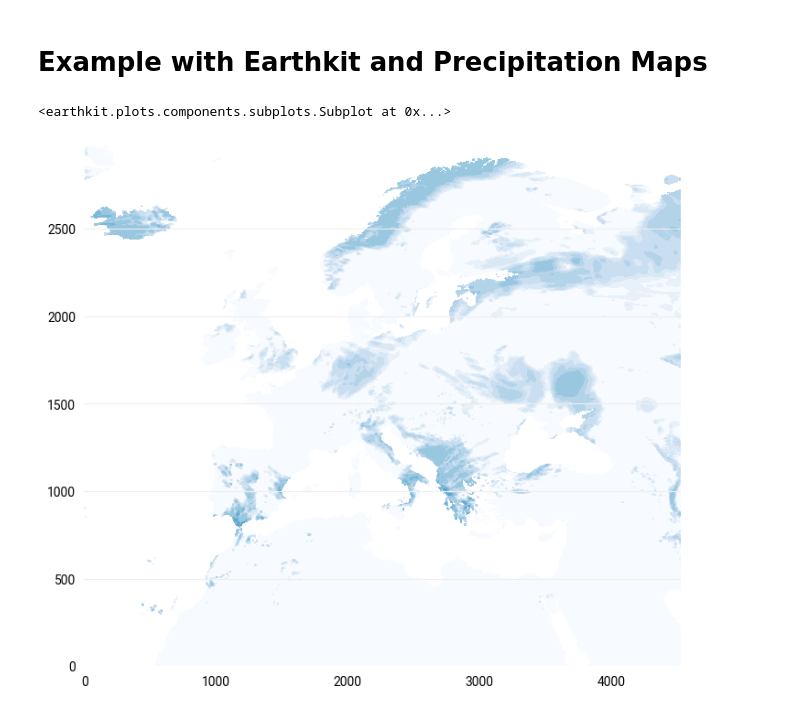
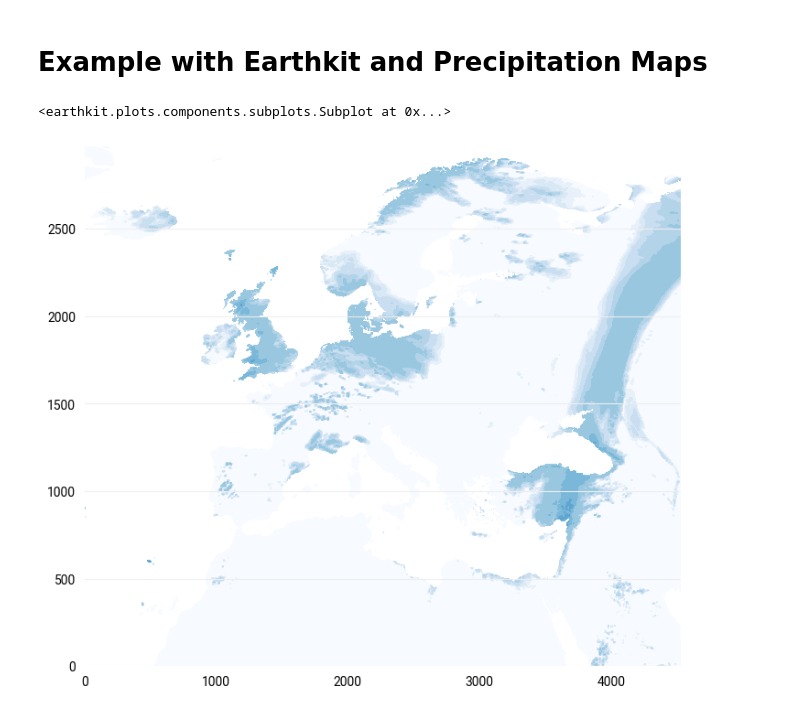
Before and after one commit to ecmwf/earthkit-hydro, a Jupyter notebook: docs/notebooks/example.ipynb, the cells around one changed output. Drawn from its saved outputs; the diff is of its cells as text; code cells hidden in the pictures.

```diff
--- a/docs/notebooks/example.ipynb
+++ b/docs/notebooks/example.ipynb
@@ -123,13 +119,13 @@ style = ekp.styles.Style(
 )
 # %%
 precipitation_field = ekd.from_source(
-    "file", "/ec/ws4/tc/emos/work/cems/floods/efas/emos/efas/europe5km/202411/EUD2024111400/forcings/R06a.nc"
+    "file", "/ec/ws4/tc/emos/work/cems/floods/efas/emos/efas/europe5km/202411/EUD2024112400/forcings/R06a.nc"
 )[0].to_numpy()
 
 qplot.contourf(precipitation_field[::-1, :], style=style)
 # %% [output]
 <earthkit.plots.components.subplots.Subplot at 0x...>
-[figure, old version]
+[figure, new version]
 # %%
 accuflux_field = network.accuflux(precipitation_field)
 qplot.contourf(accuflux_field[::-1, :], style=style)
```
Also changed, not shown: parts of 11 cells of this notebook.
